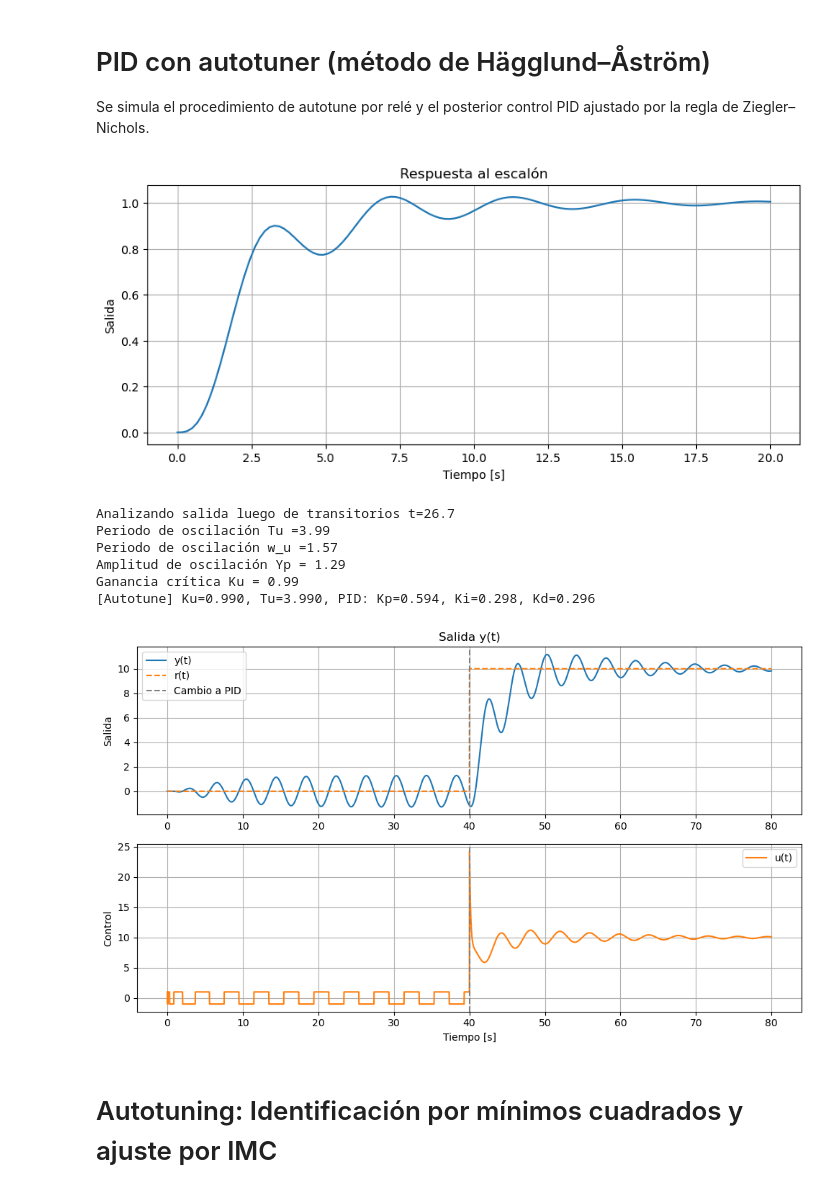
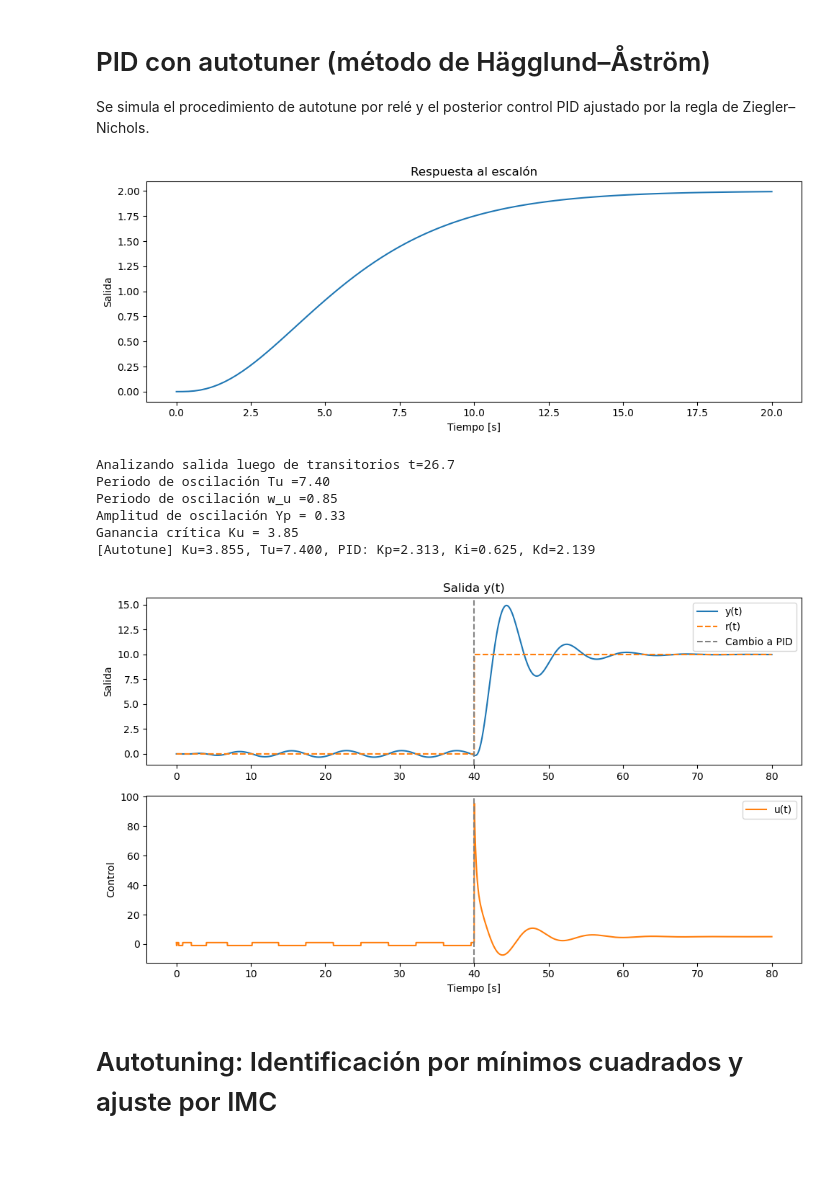
Before and after one commit to pgonfiuba/ica, a Jupyter notebook: 6. Reguladores Clásicos/PID_autotuner_rele.ipynb, the cells around one changed output. Saved outputs shown, nothing was run; the diff lists cells and outputs as text; code cells hidden in the pictures; blank space fills up the shorter version.

Commit message:
corrección de errores en autotune y ajuste de conversión de codigo matlab IFT por ChatGPT

```diff
--- a/6. Reguladores Clásicos/PID_autotuner_rele.ipynb
+++ b/6. Reguladores Clásicos/PID_autotuner_rele.ipynb
@@ -8,8 +8,9 @@ import matplotlib.pyplot as plt
 import control as ctrl
 from scipy.signal import find_peaks
 # %%
-# *****************************************************
+# -------------------------------
 # Definición de la planta y parámetros de la simulación
+# -------------------------------
 
 Ts = 0.02          # periodo de muestreo
 t_total = 80.0     # duración total [s]
@@ -18,9 +19,10 @@ t_autotune = 40.0  # duración del ensayo de relé
 r = 10.0           # referencia luego del autotune
 
 # Planta de orden 3 (puede sostener oscilaciones)
-num = [1.0]
-den = [1.0, 0.8, 2.5, 1.0]
-G = ctrl.tf(num, den)
+s = ctrl.TransferFunction.s
+#G = 1/(s**3 + 0.8*s**2 + 2.5*s +1)
+G = 0.25/(s**3 + 1.5 *s**2 + 0.75 *s + 0.125)
+G.name = 'Sistema de 3 tanques'
 
 plt.figure(figsize=(10, 4))
 t,y = ctrl.step_response(G, 20)
@@ -28,14 +30,16 @@ plt.plot(t,y)
 plt.title("Respuesta al escalón")
 plt.xlabel("Tiempo [s]")
 plt.ylabel("Salida")
-plt.grid(True)
+#plt.grid(True)
+plt.tight_layout()
 plt.show()
 
 # Discretización para el ensayo (Zero-Order Hold)
 Gd = ctrl.tf2ss(ctrl.sample_system(G, Ts, method='zoh'))
 
-# *****************************************************
+# -------------------------------
 # Simulación completa (AUTOTUNE + CONTROL PID)
+# -------------------------------
 x = np.zeros(Gd.B.shape[0])
 y = 0.0
 integ = 0.0
@@ -104,45 +108,45 @@ for ti in np.arange(0, t_total, Ts):
         Ki = Kp / Ti
         Kd = Kp * Td
         gamma = 0.3*Td
         autotuned = True
         print(f"[Autotune] Ku={Ku:.3f}, Tu={Tu:.3f}, PID: Kp={Kp:.3f}, Ki={Ki:.3f}, Kd={Kd:.3f}")
 
-# *****************************************************
+# -------------------------------
 # Grafico resultados
-
+# -------------------------------
 t_hist = np.array(t_hist)
 y_hist = np.array(y_hist)
 u_hist = np.array(u_hist)
 mode_hist = np.array(mode_hist)
 
 plt.figure(figsize=(10, 6))
 plt.subplot(2, 1, 1)
 plt.plot(t_hist, y_hist, label='y(t)')
 plt.plot(t_hist, r_hist, '--', label='r(t)')
 plt.axvline(t_autotune, color='gray', linestyle='--', label='Cambio a PID')
 plt.title("Salida y(t)")
 plt.ylabel("Salida")
 plt.legend()
-plt.grid(True)
+#plt.grid(True)
 
 plt.subplot(2, 1, 2)
 plt.plot(t_hist, u_hist, label='u(t)', color='tab:orange')
 plt.axvline(t_autotune, color='gray', linestyle='--')
 plt.xlabel("Tiempo [s]")
 plt.ylabel("Control")
 plt.legend()
-plt.grid(True)
+#plt.grid(True)
 plt.tight_layout()
 plt.show()
 # %% [output]
-[figure, old version]
+[figure, new version]
 Analizando salida luego de transitorios t=26.7
-Periodo de oscilación Tu =3.99
-Periodo de oscilación w_u =1.57
-Amplitud de oscilación Yp = 1.29
-Ganancia crítica Ku = 0.99
-[Autotune] Ku=0.990, Tu=3.990, PID: Kp=0.594, Ki=0.298, Kd=0.296
+Periodo de oscilación Tu =7.40
+Periodo de oscilación w_u =0.85
+Amplitud de oscilación Yp = 0.33
+Ganancia crítica Ku = 3.85
+[Autotune] Ku=3.855, Tu=7.400, PID: Kp=2.313, Ki=0.625, Kd=2.139
-[figure, old version]
+[figure, new version]
 # %% [markdown]
 # Autotuning: Identificación por mínimos cuadrados y ajuste por IMC
 # %%
```
Also changed, not shown: parts of 1 cell of this notebook.
